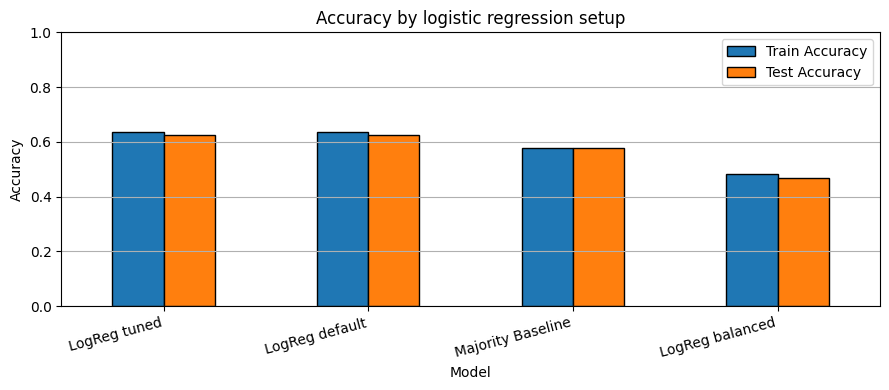
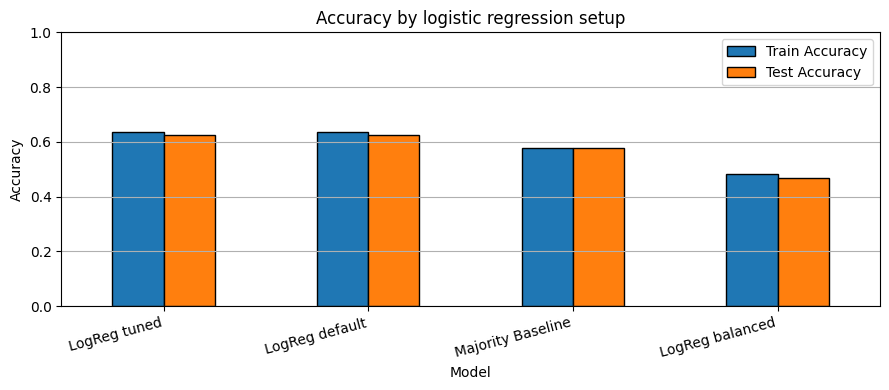
The change to this notebook cell's code, shown as a diff; its figure went from the first image to the second:
--- before
+++ after
@@ -6,26 +6,6 @@
 }
 
-results = []
-for model_name, model in models.items():
-    model.fit(X_train_scaled, y_train)
-    train_pred = model.predict(X_train_scaled)
-    test_pred = model.predict(X_test_scaled)
-
-    results.append({
-        "Model": model_name,
-        "Train Accuracy": accuracy_score(y_train, train_pred),
-        "Test Accuracy": accuracy_score(y_test, test_pred),
-        "Test Macro F1": f1_score(y_test, test_pred, average="macro", zero_division=0),
-    })
-
-accuracy_comparison = pd.DataFrame(results).set_index("Model").sort_values("Test Accuracy", ascending=False).round(4)
-display(accuracy_comparison)
-
-accuracy_comparison[["Train Accuracy", "Test Accuracy"]].plot(kind="bar", figsize=(9, 4), edgecolor="black")
-plt.title("Accuracy by logistic regression setup")
-plt.ylabel("Accuracy")
-plt.ylim(0, 1)
-plt.xticks(rotation=15, ha="right")
-plt.grid(axis="y")
-plt.tight_layout()
-plt.show()
+accuracy_comparison = compare_models(
+    models, X_train_scaled, X_test_scaled, y_train, y_test,
+    plot_title="Accuracy by logistic regression setup"
+)

Commit: [Fix] Feature importance for all models